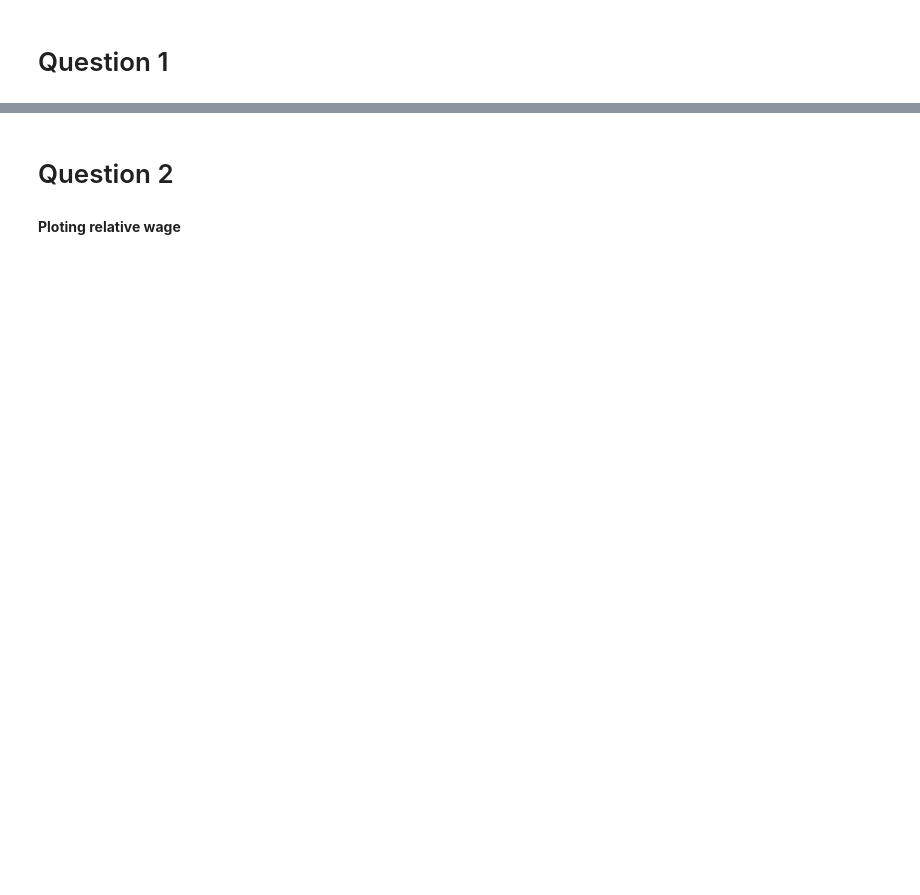
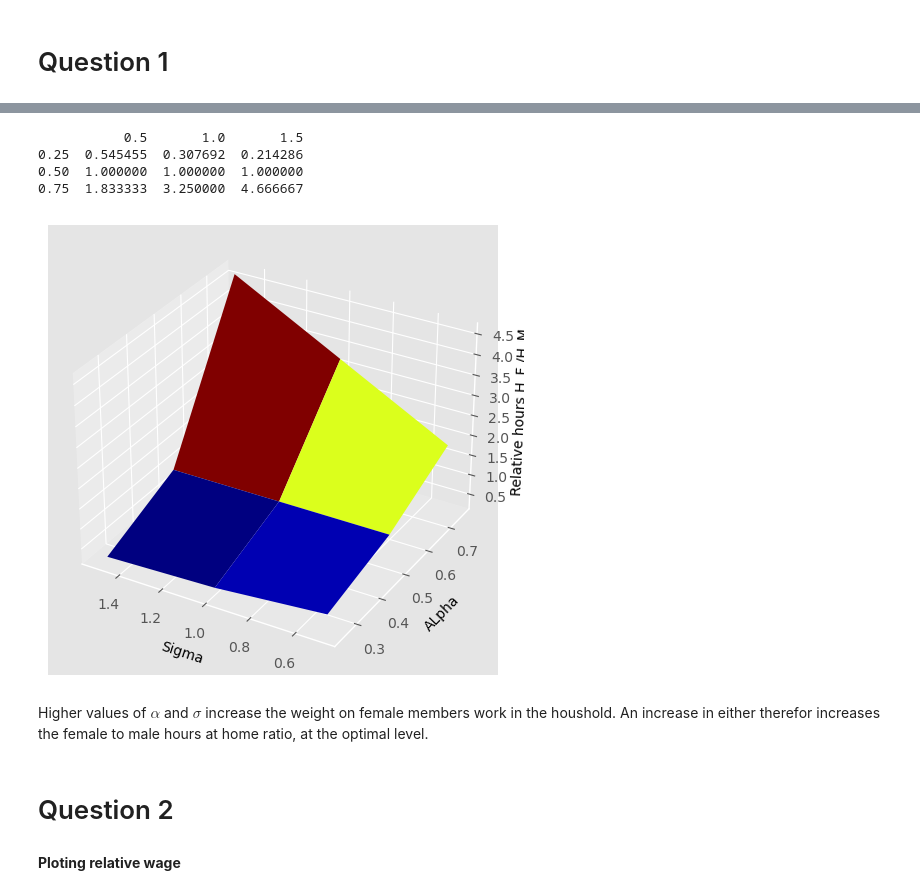
Before and after one commit to NumEconCopenhagen/projects-2023-mathias-emma, a Jupyter notebook: inauguralproject/inauguralproject.ipynb, the cells around one changed output, grey strips where cells are left out. Drawn from its saved outputs; the diff is of its cells as text; code cells hidden in the pictures; blank space fills up the shorter version.

```diff
--- a/inauguralproject/inauguralproject.ipynb
+++ b/inauguralproject/inauguralproject.ipynb
@@ -55,3 +55,74 @@ for i in list_sigma:
+# %%
+
+
+#Calculating a table with optimal relative hours worked at home
+model_1 = HouseholdSpecializationModelClass()
+par = model_1.par
+sol = model_1.sol
+
+#List of paramters to solve for
+list_alpha = [0.25, 0.5, 0.75]
+list_sigma = [0.5, 1.0, 1.5]
+
+# empty list to store the relative wage values
+table_data = []
+
+# loop alpha values
+for alpha in list_alpha:
+    # row list for the current alpha value
+    row_data = []
+
+    # loop  sigma values
+    for sigma in list_sigma:
+        # parameter values
+        par.alpha = alpha
+        par.sigma = sigma
+
+        # solve for optimal solution
+        opt = model_1.solve_discrete()
+
+        # calculate relative wage and append to row list
+        relative_wage = opt.HF / opt.HM
+        row_data.append(relative_wage)
+
+    # append the row list to the table data list
+    table_data.append(row_data)
+
+# create a pandas DataFrame from the table data
+table = pd.DataFrame(table_data, index=list_alpha, columns=list_sigma)
+
+# print the table
+print(table)
+# %% [output]
+           0.5       1.0       1.5
+0.25  0.545455  0.307692  0.214286
+0.50  1.000000  1.000000  1.000000
+0.75  1.833333  3.250000  4.666667
+# %%
+#Illistration
+
+fig = plt.figure()
+ax = fig.add_subplot(111, projection='3d')
+
+# create x, y and z values
+x_data, y_data = np.meshgrid(table.columns, table.index)
+z_data = table.values
+
+# plot the surface
+ax.plot_surface(x_data, y_data, z_data, cmap=cm.jet)
+
+# set the axis labels
+ax.set_xlabel('Sigma')
+ax.set_ylabel('ALpha')
+ax.set_zlabel('Relative hours H_F /H_M', labelpad=0)
+# c. invert xaxis to bring Origin in center front
+ax.invert_xaxis()
+fig.tight_layout()
+plt.show()
+# %% [output]
+[figure, added]
+# %% [markdown]
+Higher values of $\alpha$ and $\sigma$ increase the weight on female members work in the houshold. An increase in either therefor increases the female to male hours at home ratio, at the optimal level.
 # %% [markdown]
 # Question 2
 # %% [markdown]
```
Also changed, not shown: parts of 20 cells of this notebook, 1 other file.
